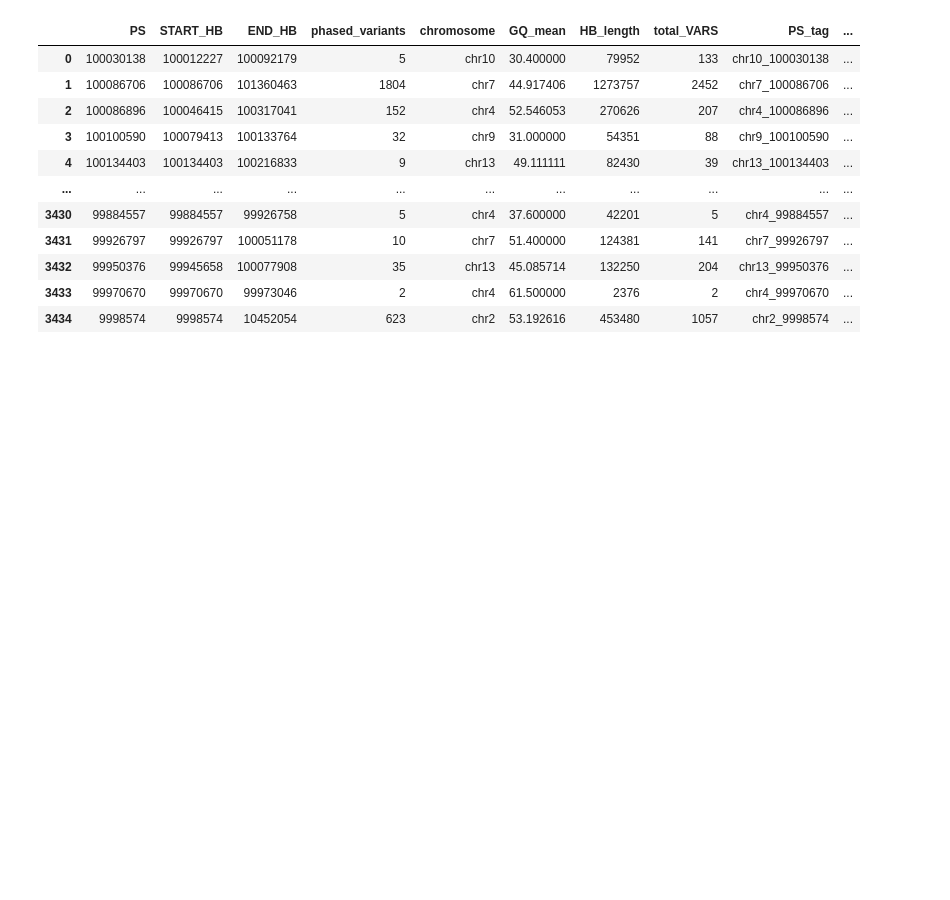
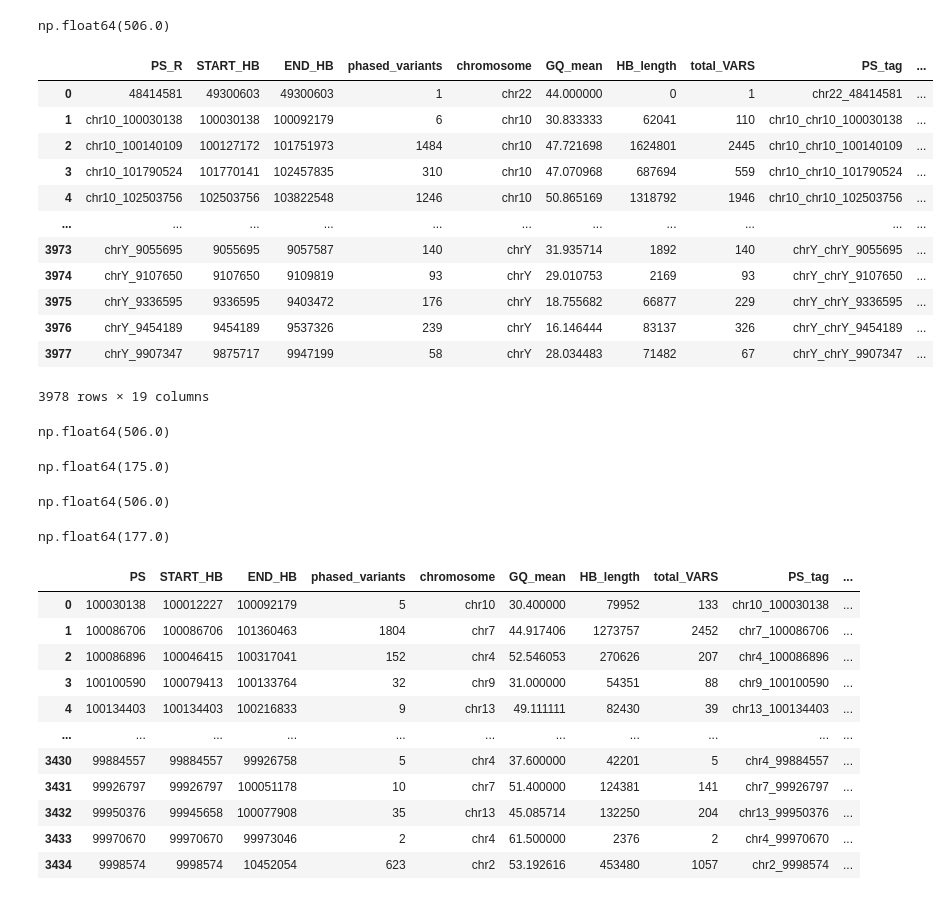
Before and after one commit to Gwenvdsluis/Non-targeted_NIPD_for_monogenic_disease_using_long-read_seq, a Jupyter notebook: VISUALISE_OMIM.ipynb, the cells around one changed output. Saved outputs shown, nothing was run; the diff lists cells and outputs as text; code cells hidden in the pictures; blank space fills up the shorter version.

```diff
--- a/VISUALISE_OMIM.ipynb
+++ b/VISUALISE_OMIM.ipynb
@@ -3,3 +3,57 @@ import pandas as pd
 import numpy as np
 import matplotlib.pyplot as plt
 import seaborn as sns
+# %%
+wf_hvar = pd.read_csv("/hpc/umc_laat/gvandersluis/data/Ont_data_nhung/HG002/wf_hvar_ROI/Haploblock_switches.csv")
+#v5_0_old = v5_0_old.drop("GENES_in_HB", axis=1)
+
+wf_hvar['Accuracy_float'] = (
+    wf_hvar['Accuracy']
+    .str.rstrip('%')
+    .astype(float)/100
+)
+
+wf_hvar['flip_amount'] = pd.to_numeric(
+    wf_hvar['all_switchflips'].str.split('/').str[1],
+    errors='coerce'
+)
+wf_hvar['switch_amount'] = pd.to_numeric(
+    wf_hvar['all_switchflips'].str.split('/').str[0],
+    errors='coerce'
+)
+
+wf_hvar["flip_amount"].sum()
+# %% [output]
+np.float64(506.0)
+# %%
+wf_hvar
+# %% [output]
+|  | PS_R | START_HB | END_HB | phased_variants | chromosome | GQ_mean | HB_length | total_VARS | PS_tag | ... |
+| 0 | 48414581 | 49300603 | 49300603 | 1 | chr22 | 44.000000 | 0 | 1 | chr22_48414581 | ... |
+| 1 | chr10_100030138 | 100030138 | 100092179 | 6 | chr10 | 30.833333 | 62041 | 110 | chr10_chr10_100030138 | ... |
+| 2 | chr10_100140109 | 100127172 | 101751973 | 1484 | chr10 | 47.721698 | 1624801 | 2445 | chr10_chr10_100140109 | ... |
+| 3 | chr10_101790524 | 101770141 | 102457835 | 310 | chr10 | 47.070968 | 687694 | 559 | chr10_chr10_101790524 | ... |
+| 4 | chr10_102503756 | 102503756 | 103822548 | 1246 | chr10 | 50.865169 | 1318792 | 1946 | chr10_chr10_102503756 | ... |
+| ... | ... | ... | ... | ... | ... | ... | ... | ... | ... | ... |
+| 3973 | chrY_9055695 | 9055695 | 9057587 | 140 | chrY | 31.935714 | 1892 | 140 | chrY_chrY_9055695 | ... |
+| 3974 | chrY_9107650 | 9107650 | 9109819 | 93 | chrY | 29.010753 | 2169 | 93 | chrY_chrY_9107650 | ... |
+| 3975 | chrY_9336595 | 9336595 | 9403472 | 176 | chrY | 18.755682 | 66877 | 229 | chrY_chrY_9336595 | ... |
+| 3976 | chrY_9454189 | 9454189 | 9537326 | 239 | chrY | 16.146444 | 83137 | 326 | chrY_chrY_9454189 | ... |
+| 3977 | chrY_9907347 | 9875717 | 9947199 | 58 | chrY | 28.034483 | 71482 | 67 | chrY_chrY_9907347 | ... |
+3978 rows × 19 columns
+# %%
+wf_hvar["flip_amount"].sum()
+# %% [output]
+np.float64(506.0)
+# %%
+wf_hvar["switch_amount"].sum()
+# %% [output]
+np.float64(175.0)
+# %%
+v5_0_new["flip_amount"].sum()
+# %% [output]
+np.float64(506.0)
+# %%
+v5_0_new["switch_amount"].sum()
+# %% [output]
+np.float64(177.0)
```
Also changed, not shown: parts of 7 cells of this notebook, 14 other files.
